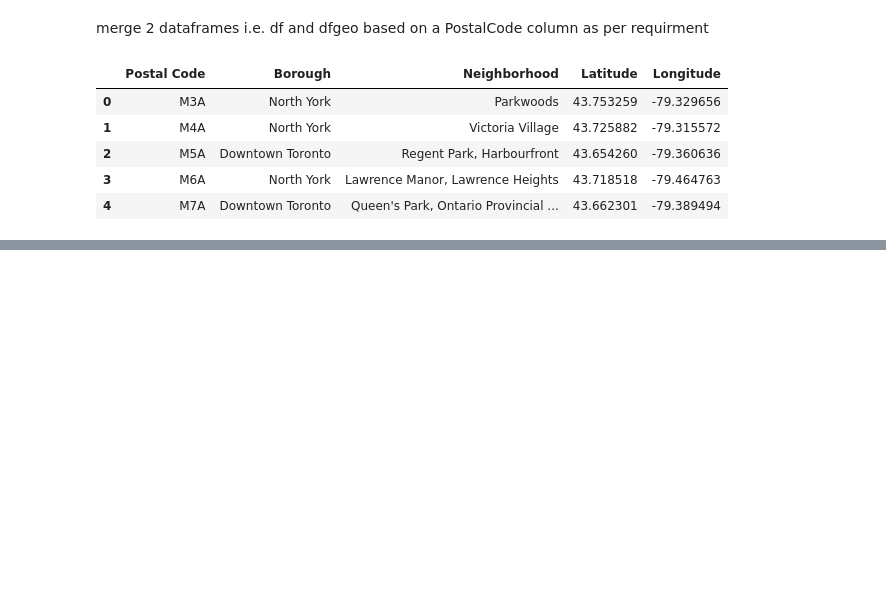
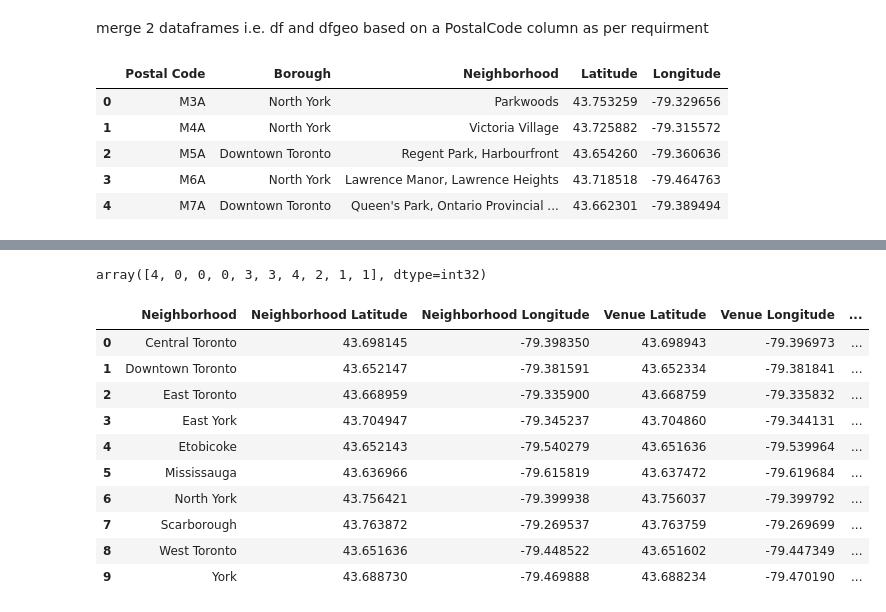
Before and after one commit to pradipmane510/Applied-data-Science-Capstone-project, a Jupyter notebook: Segmenting and Clustering Neighborhoods in Toronto.ipynb, the cells around one changed output, grey strips where cells are left out. Cells and saved outputs as stored; diff of their text form; code cells hidden in the pictures; blank space fills up the shorter version.

```diff
--- a/Segmenting and Clustering Neighborhoods in Toronto.ipynb
+++ b/Segmenting and Clustering Neighborhoods in Toronto.ipynb
@@ -117,0 +373,3 @@ df2.head()
+# %%
+grouped = venues.groupby('Neighborhood').mean().reset_index()
+grouped
@@ -117,0 +418,32 @@ df2.head()
+# %%
+# set number of clusters
+kclusters = 5
+
+grouped_clustering = grouped.drop('Neighborhood', 1)
+
+# run k-means clustering
+kmeans = KMeans(n_clusters=kclusters, random_state=0).fit(grouped_clustering)
+
+# check cluster labels generated for each row in the dataframe
+kmeans.labels_[0:10]
+# %% [output]
+array([4, 0, 0, 0, 3, 3, 4, 2, 1, 1], dtype=int32)
+# %%
+merged = grouped
+
+# add clustering labels
+merged['Cluster Labels'] = kmeans.labels_
+
+merged # check the last columns!
+# %% [output]
+|  | Neighborhood | Neighborhood Latitude | Neighborhood Longitude | Venue Latitude | Venue Longitude | ... |
+| 0 | Central Toronto | 43.698145 | -79.398350 | 43.698943 | -79.396973 | ... |
+| 1 | Downtown Toronto | 43.652147 | -79.381591 | 43.652334 | -79.381841 | ... |
+| 2 | East Toronto | 43.668959 | -79.335900 | 43.668759 | -79.335832 | ... |
+| 3 | East York | 43.704947 | -79.345237 | 43.704860 | -79.344131 | ... |
+| 4 | Etobicoke | 43.652143 | -79.540279 | 43.651636 | -79.539964 | ... |
+| 5 | Mississauga | 43.636966 | -79.615819 | 43.637472 | -79.619684 | ... |
+| 6 | North York | 43.756421 | -79.399938 | 43.756037 | -79.399792 | ... |
+| 7 | Scarborough | 43.763872 | -79.269537 | 43.763759 | -79.269699 | ... |
+| 8 | West Toronto | 43.651636 | -79.448522 | 43.651602 | -79.447349 | ... |
+| 9 | York | 43.688730 | -79.469888 | 43.688234 | -79.470190 | ... |
```
Also changed, not shown: parts of 22 cells of this notebook.
